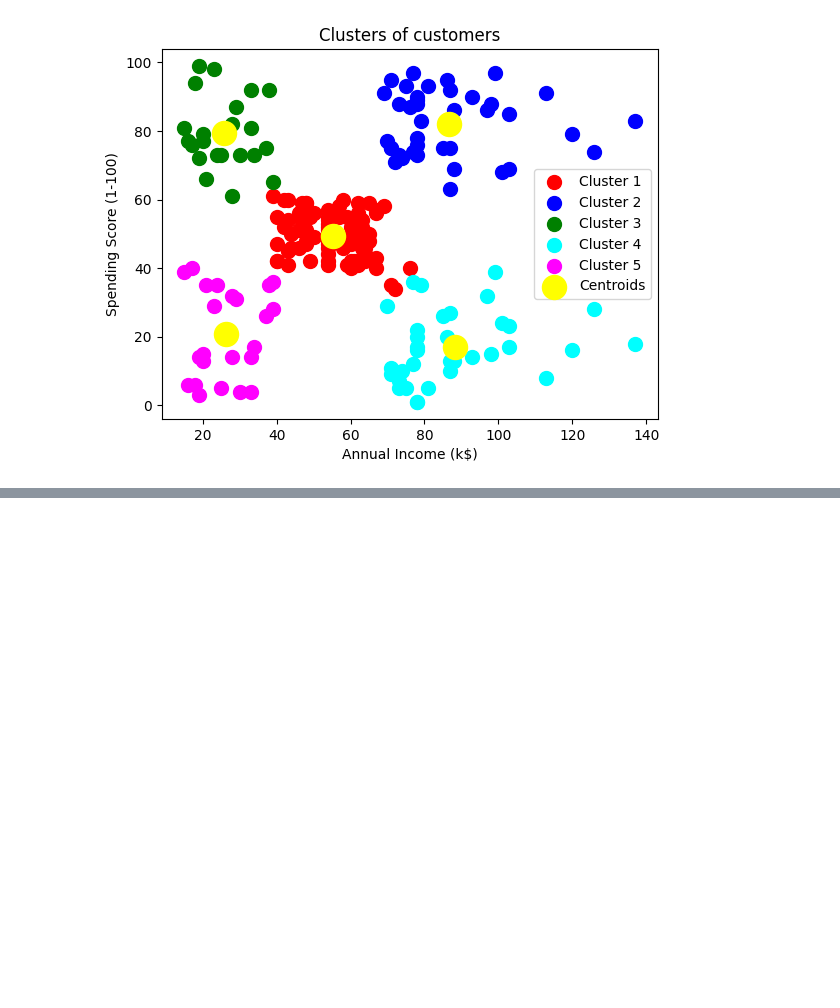
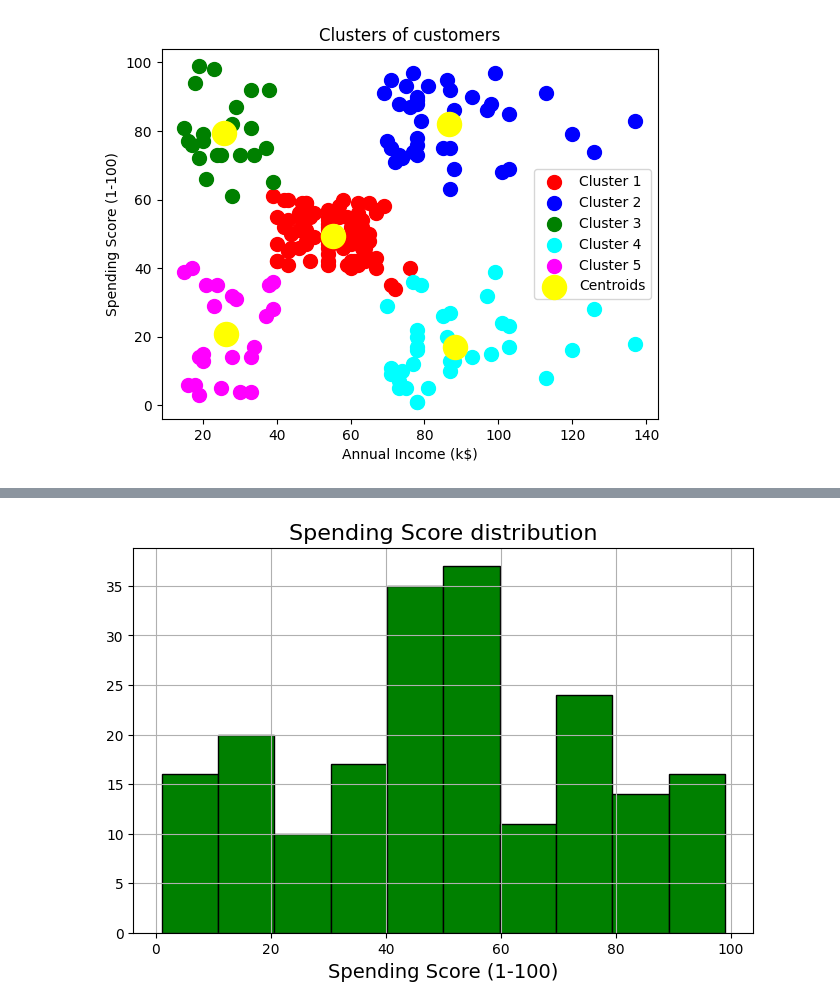
Before and after one commit to salemprakash/EDA, a Jupyter notebook: Module5 K-means.ipynb, the cells around one changed output, grey strips where cells are left out. Saved outputs shown, nothing was run; the diff lists cells and outputs as text; code cells hidden in the pictures; blank space fills up the shorter version.

```diff
--- a/Module5 K-means.ipynb
+++ b/Module5 K-means.ipynb
@@ -52,0 +99,9 @@ plt.show()
+# %%
+plt.figure(figsize=(8,5))
+plt.title("Spending Score distribution",fontsize=16)
+plt.xlabel ("Spending Score (1-100)",fontsize=14)
+plt.grid(True)
+plt.hist(df['Spending Score (1-100)'],color='green',edgecolor='k')
+plt.show()
+# %% [output]
+[figure, added]
```
Also changed, not shown: parts of 8 cells of this notebook.
